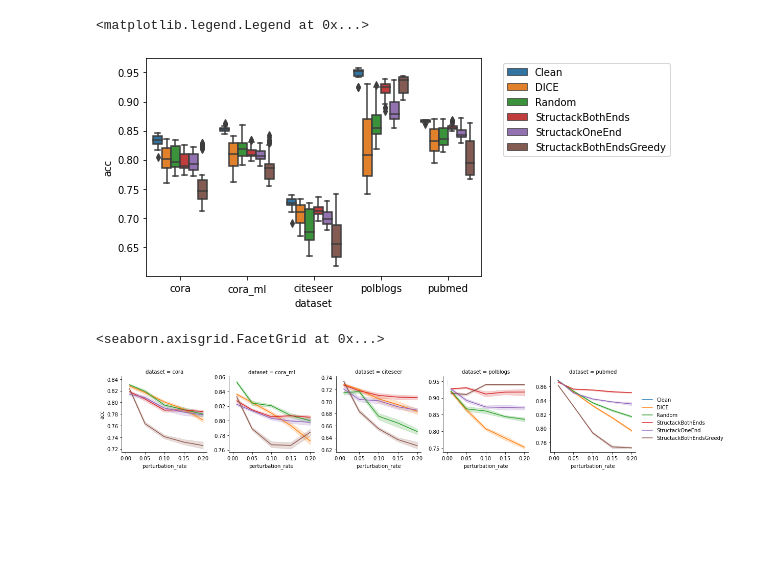
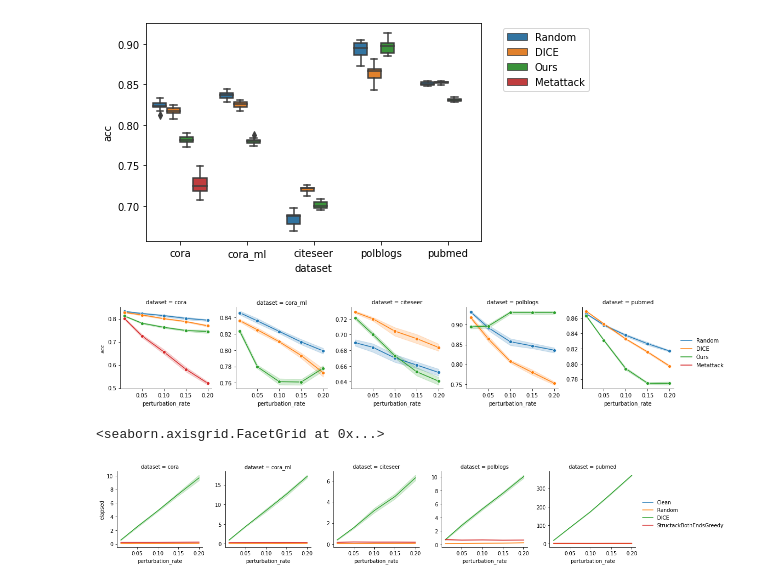
Before and after one commit to sqrhussain/structack, a Jupyter notebook: notebooks/visualize_attack_performance.ipynb, the cells around one changed output. Drawn from its saved outputs; the diff is of its cells as text; code cells hidden in the pictures; blank space fills up the shorter version.

Commit message:
added one end visualization + fixed visualizations

```diff
--- a/notebooks/visualize_attack_performance.ipynb
+++ b/notebooks/visualize_attack_performance.ipynb
@@ -3,17 +3,28 @@ import pandas as pd
 import seaborn as sns
 import matplotlib.pyplot as plt
 # %%
-df = pd.read_csv('../reports/initial_eval.csv')
+df = pd.read_csv('../reports/initial_eval-2.csv')
+# %%
+df = df[df.attack.isin('Clean DICE Random StructackBothEndsGreedy Metattack'.split())]
+# %%
+df.loc[df.attack=='StructackBothEndsGreedy','attack']='Ours'
 # %%
-sns.boxplot(data=df, x='dataset', y='acc', hue='attack')
+sns.boxplot(data=df[df.perturbation_rate==0.05], x='dataset', y='acc', hue='attack')
 plt.legend(bbox_to_anchor=(1.05, 1), loc='upper left')
+plt.savefig('../reports/figures/acc-0.05.pdf',bbox_inches='tight')
 # %% [output]
-<matplotlib.legend.Legend at 0x...>
-[figure, old version]
+[figure, new version]
+# %%
+g = sns.FacetGrid(df[df.attack!='Clean'],col='dataset',sharey=False,legend_out=True)
+g.map(sns.lineplot,'perturbation_rate','acc','attack',marker='o')
+g.add_legend()
+plt.savefig('../reports/figures/acc-ptb.pdf',bbox_inches='tight')
+# %% [output]
+[figure, added]
 # %%
-g = sns.FacetGrid(df,col='dataset',sharey=False,legend_out=True)
-g.map(sns.lineplot,'perturbation_rate','acc','attack')
+g = sns.FacetGrid(df[df.attack!='Metattack'],col='dataset',sharey=False,legend_out=True)
+g.map(sns.lineplot,'perturbation_rate','elapsed','attack')
 g.add_legend()
 # %% [output]
 <seaborn.axisgrid.FacetGrid at 0x...>
-[figure, old version]
+[figure, new version]
```
Also changed, not shown: parts of 2 cells of this notebook, 4 other files.
